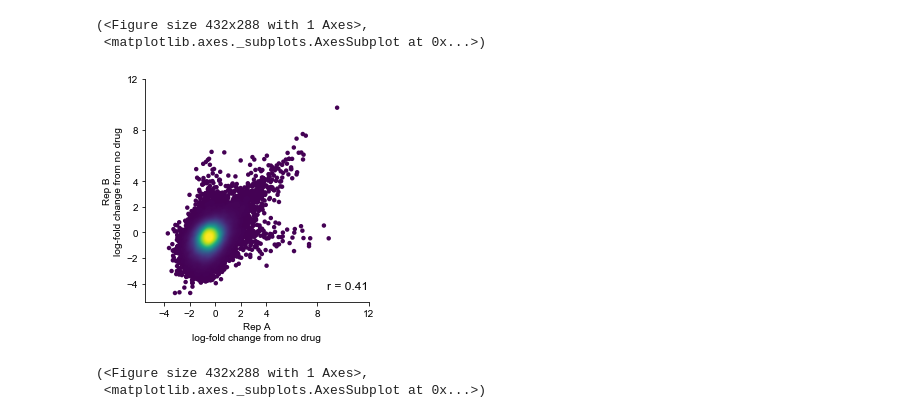
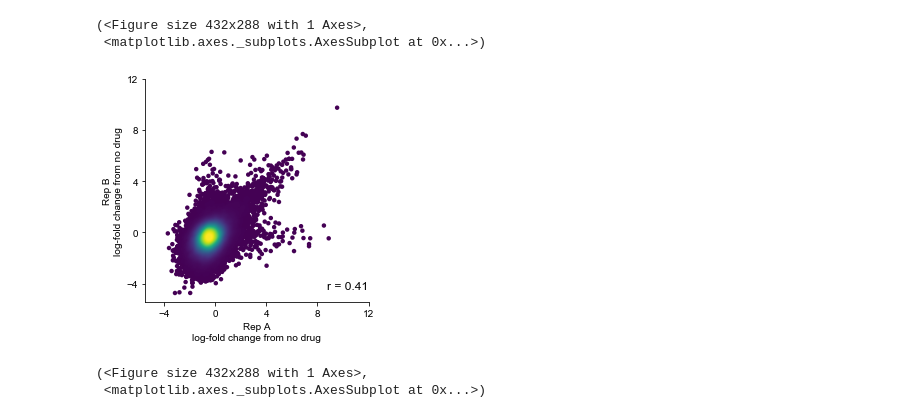
Before and after one commit to ruth-hanna/software-tools-review, a Jupyter notebook: Box2/box2-pdna.ipynb, the cells around one changed output. Drawn from its saved outputs; the diff is of its cells as text; code cells hidden in the pictures.

```diff
--- a/Box2/box2-pdna.ipynb
+++ b/Box2/box2-pdna.ipynb
@@ -169,9 +169,9 @@ plot_fig(x=x,y=y,name='no_drug_lfc',ticks=[-4,-2,0,2,4],xlabel='Rep A\nlog-fold
 # %%
 x=data['VemA;lfc_dropout']
 y=data['VemB;lfc_dropout']
-plot_fig(x=x,y=y,name='vem_lfc',ticks=[-4,-2,0,2,4,8,12],xlabel='Rep A\nlog-fold change from no drug',ylabel='Rep B\nlog-fold change from no drug')
+plot_fig(x=x,y=y,name='vem_lfc',ticks=[-4,0,4,8,12],xlabel='Rep A\nlog-fold change from no drug',ylabel='Rep B\nlog-fold change from no drug')
 # %% [output]
-[figure, old version]
+[figure, new version]
 (<Figure size 432x288 with 1 Axes>,
  <matplotlib.axes._subplots.AxesSubplot at 0x...>)
 # %%
```
Also changed, not shown: parts of 4 cells of this notebook.
